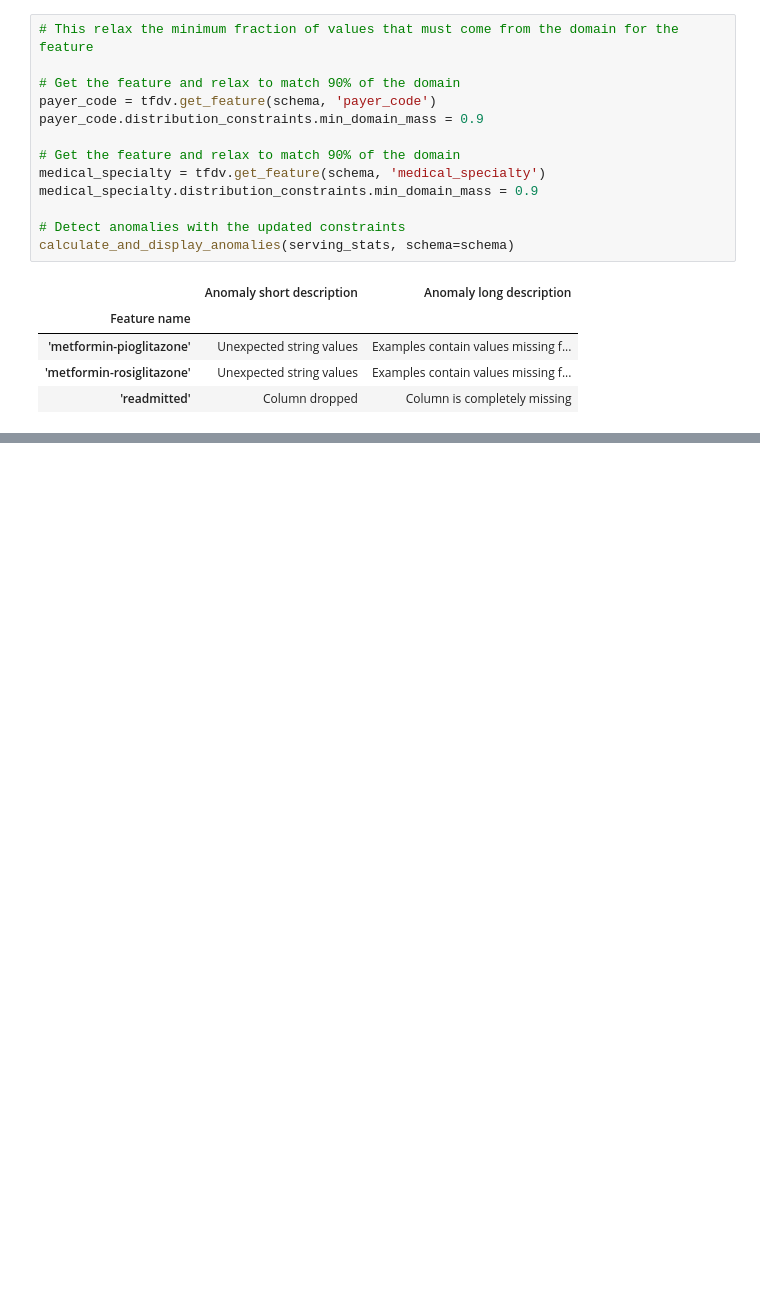
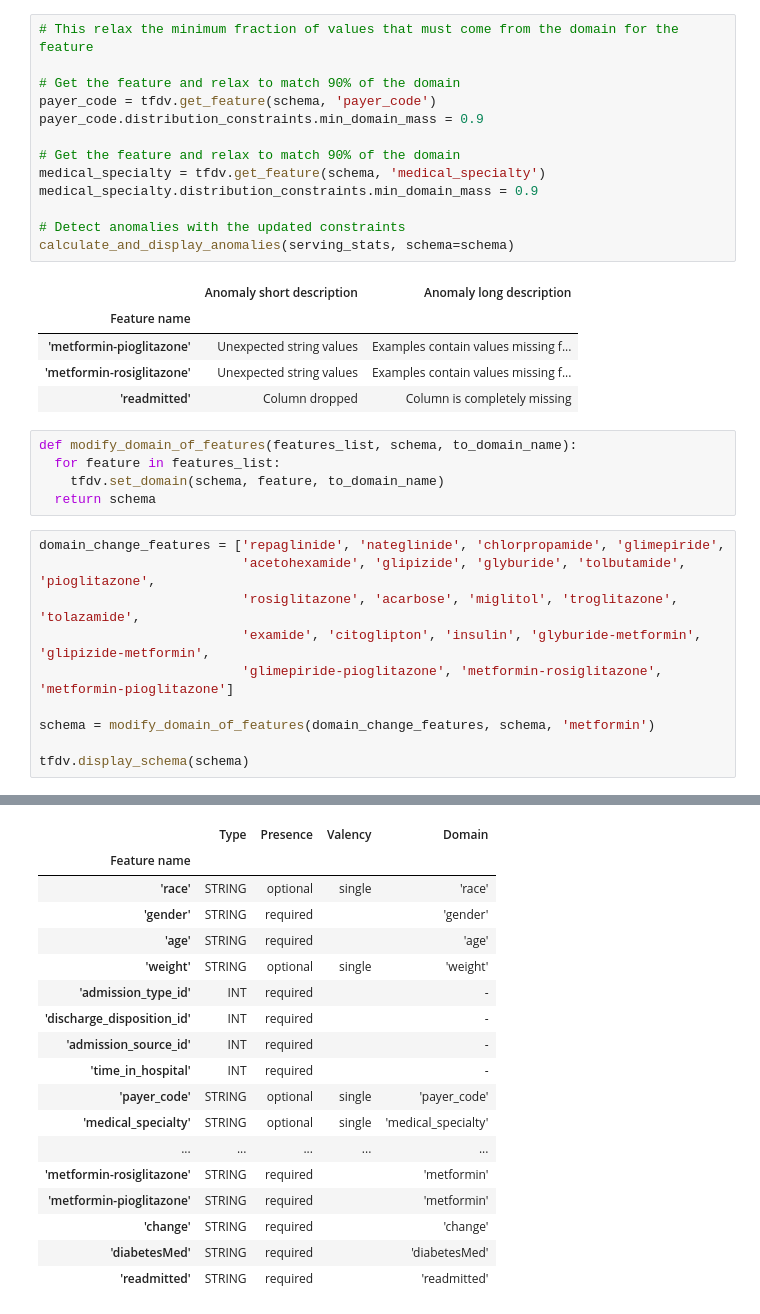
Before and after one commit to LongNguyen1984/GANLearning, a Jupyter notebook: Ass1MLOPsCourse2_ipynb.ipynb, the cells around one changed output, grey strips where cells are left out. Saved outputs shown, nothing was run; the diff lists cells and outputs as text; blank space fills up the shorter version.

```diff
--- a/Ass1MLOPsCourse2_ipynb.ipynb
+++ b/Ass1MLOPsCourse2_ipynb.ipynb
@@ -370,3 +370,19 @@ calculate_and_display_anomalies(serving_stats, schema=schema)
 | 'metformin-pioglitazone' | Unexpected string values | Examples contain values missing f... |
 | 'metformin-rosiglitazone' | Unexpected string values | Examples contain values missing f... |
 | 'readmitted' | Column dropped | Column is completely missing |
+# %%
+def modify_domain_of_features(features_list, schema, to_domain_name):
+  for feature in features_list:
+    tfdv.set_domain(schema, feature, to_domain_name)
+  return schema
+# %%
+domain_change_features = ['repaglinide', 'nateglinide', 'chlorpropamide', 'glimepiride',
+                          'acetohexamide', 'glipizide', 'glyburide', 'tolbutamide', 'pioglitazone',
+                          'rosiglitazone', 'acarbose', 'miglitol', 'troglitazone', 'tolazamide',
+                          'examide', 'citoglipton', 'insulin', 'glyburide-metformin', 'glipizide-metformin',
+                          'glimepiride-pioglitazone', 'metformin-rosiglitazone', 'metformin-pioglitazone']
+
+schema = modify_domain_of_features(domain_change_features, schema, 'metformin')
+
+tfdv.display_schema(schema)
+# %% [output]
@@ -372,0 +406,18 @@ calculate_and_display_anomalies(serving_stats, schema=schema)
+|  | Type | Presence | Valency | Domain |
+| Feature name |  |  |  |  |
+| 'race' | STRING | optional | single | 'race' |
+| 'gender' | STRING | required |  | 'gender' |
+| 'age' | STRING | required |  | 'age' |
+| 'weight' | STRING | optional | single | 'weight' |
+| 'admission_type_id' | INT | required |  | - |
+| 'discharge_disposition_id' | INT | required |  | - |
+| 'admission_source_id' | INT | required |  | - |
+| 'time_in_hospital' | INT | required |  | - |
+| 'payer_code' | STRING | optional | single | 'payer_code' |
+| 'medical_specialty' | STRING | optional | single | 'medical_specialty' |
+| ... | ... | ... | ... | ... |
+| 'metformin-rosiglitazone' | STRING | required |  | 'metformin' |
+| 'metformin-pioglitazone' | STRING | required |  | 'metformin' |
+| 'change' | STRING | required |  | 'change' |
+| 'diabetesMed' | STRING | required |  | 'diabetesMed' |
+| 'readmitted' | STRING | required |  | 'readmitted' |
```
Also changed, not shown: parts of 10 cells of this notebook.
